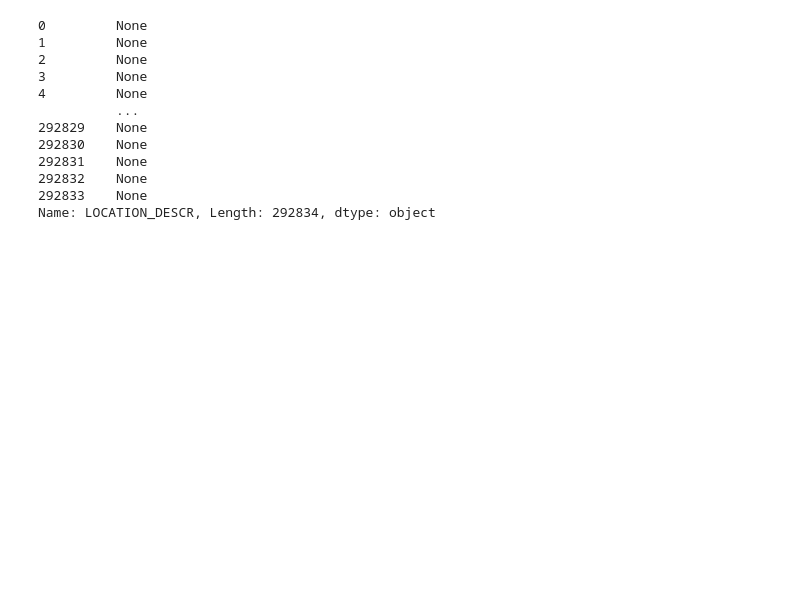
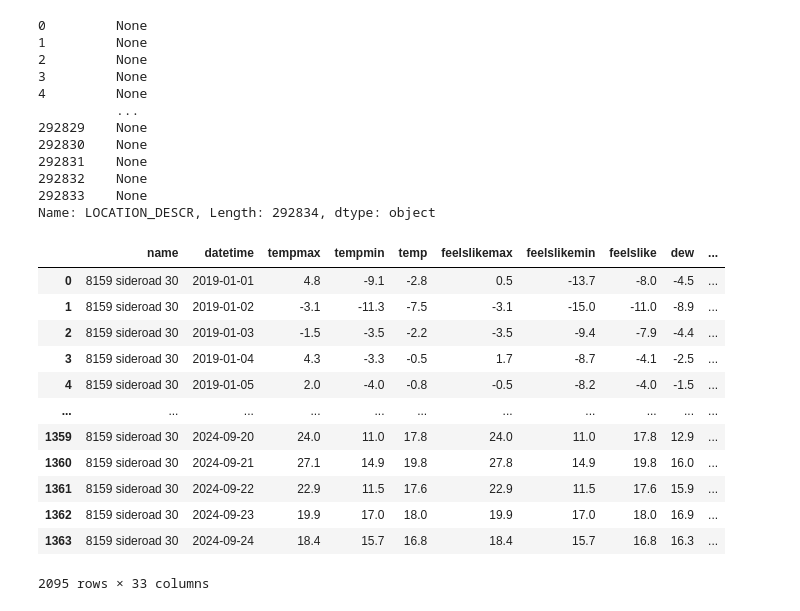
Before and after one commit to broccoloni/landwise_analytica, a Jupyter notebook: test.ipynb, the cells around one changed output. Saved outputs shown, nothing was run; the diff lists cells and outputs as text; code cells hidden in the pictures; blank space fills up the shorter version.

```diff
--- a/test.ipynb
+++ b/test.ipynb
@@ -299,11 +299,28 @@ gdf['processed_municipality'] = gdf['processed_municipality'].str.replace(',', '
 # %%
 import pandas as pd
 # %%
-d1 = pd.read_csv('landwise-dashboard/public/demo/weather2021-2023.csv')
+d1 = pd.read_csv('landwise-dashboard/public/demo/weather2019-2021.csv')
 d2 = pd.read_csv('landwise-dashboard/public/demo/weather.csv')
 # %%
 d = pd.concat([d1,d2])
 # %%
+d.drop_duplicates(inplace = True)
 d.sort_values(by=['datetime'],inplace = True)
 # %%
 d.to_csv('weather.csv', index=False)
+# %%
+d
+# %% [output]
+|  | name | datetime | tempmax | tempmin | temp | feelslikemax | feelslikemin | feelslike | dew | ... |
+| 0 | 8159 sideroad 30 | 2019-01-01 | 4.8 | -9.1 | -2.8 | 0.5 | -13.7 | -8.0 | -4.5 | ... |
+| 1 | 8159 sideroad 30 | 2019-01-02 | -3.1 | -11.3 | -7.5 | -3.1 | -15.0 | -11.0 | -8.9 | ... |
+| 2 | 8159 sideroad 30 | 2019-01-03 | -1.5 | -3.5 | -2.2 | -3.5 | -9.4 | -7.9 | -4.4 | ... |
+| 3 | 8159 sideroad 30 | 2019-01-04 | 4.3 | -3.3 | -0.5 | 1.7 | -8.7 | -4.1 | -2.5 | ... |
+| 4 | 8159 sideroad 30 | 2019-01-05 | 2.0 | -4.0 | -0.8 | -0.5 | -8.2 | -4.0 | -1.5 | ... |
+| ... | ... | ... | ... | ... | ... | ... | ... | ... | ... | ... |
+| 1359 | 8159 sideroad 30 | 2024-09-20 | 24.0 | 11.0 | 17.8 | 24.0 | 11.0 | 17.8 | 12.9 | ... |
+| 1360 | 8159 sideroad 30 | 2024-09-21 | 27.1 | 14.9 | 19.8 | 27.8 | 14.9 | 19.8 | 16.0 | ... |
+| 1361 | 8159 sideroad 30 | 2024-09-22 | 22.9 | 11.5 | 17.6 | 22.9 | 11.5 | 17.6 | 15.9 | ... |
+| 1362 | 8159 sideroad 30 | 2024-09-23 | 19.9 | 17.0 | 18.0 | 19.9 | 17.0 | 18.0 | 16.9 | ... |
+| 1363 | 8159 sideroad 30 | 2024-09-24 | 18.4 | 15.7 | 16.8 | 18.4 | 15.7 | 16.8 | 16.3 | ... |
+2095 rows × 33 columns
```
Also changed, not shown: 4 other files.
